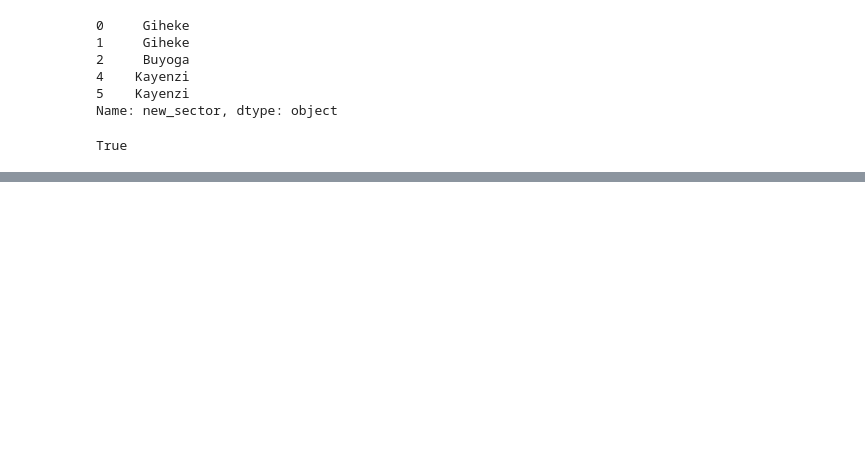
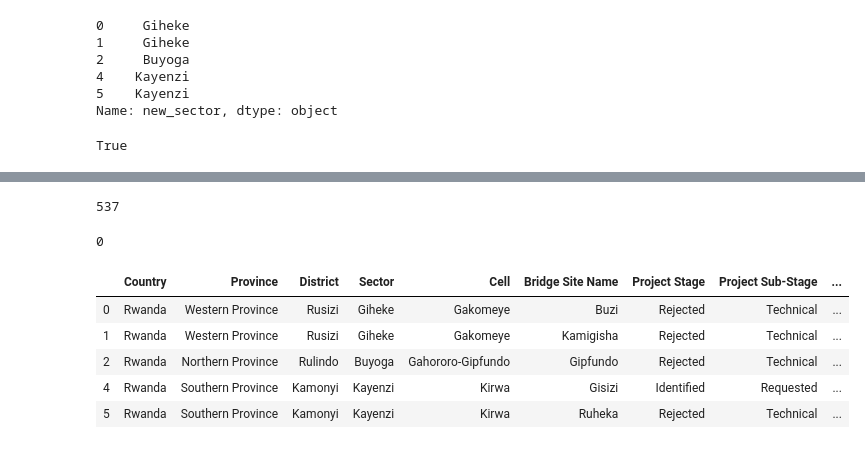
Before and after one commit to BloomTech-Labs/Labs25-Bridges_to_Prosperity-TeamC-ds, a Jupyter notebook: notebooks/cleaningv2.ipynb, the cells around one changed output, grey strips where cells are left out. Cells and saved outputs as stored; diff of their text form; code cells hidden in the pictures; blank space fills up the shorter version.

```diff
--- a/notebooks/cleaningv2.ipynb
+++ b/notebooks/cleaningv2.ipynb
@@ -353,0 +255,4 @@ pd.DataFrame(b2p_df['test_cell']).head()
+# %%
+# Create list of Cells in govt data
+list_of_gov_cells = list(gov_df['Cell'].unique())
+sorted(list_of_gov_cells)[600:]
@@ -353,0 +261,40 @@ pd.DataFrame(b2p_df['test_cell']).head()
+# %%
+# Fill NaN with "Unknown"
+b2p_df['test_cell'] = b2p_df['test_cell'].fillna("Unknown")
+# %%
+# Helper function to
+# Complete cleaning of Cell
+# return "Unknown for values not in govt data"
+def cell_cleaner(x):
+    """
+    args: Cell
+    return: clean value for Cell or "Unknown"
+    """
+    if type(x) == str:
+        for i in list_of_gov_cells:
+            if i in x.title():
+                return i
+            elif "Congo" in x:
+                return "Congo-nil"
+    return "Unknown"
+# %%
+# Apply helper function
+b2p_df['test_cell'] = b2p_df['test_cell'].apply(cell_cleaner)
+b2p_df['test_cell'].nunique()
+# %% [output]
+537
+# %%
+# confirm if helper function worked
+x = [x for x in b2p_df['test_cell'] if (x not in list_of_gov_cells) and (x != "Unknown")]
+len(x)
+# %% [output]
+0
+# %%
+b2p_df.head()
+# %% [output]
+|  | Country | Province | District | Sector | Cell | Bridge Site Name | Project Stage | Project Sub-Stage | ... |
+| 0 | Rwanda | Western Province | Rusizi | Giheke | Gakomeye | Buzi | Rejected | Technical | ... |
+| 1 | Rwanda | Western Province | Rusizi | Giheke | Gakomeye | Kamigisha | Rejected | Technical | ... |
+| 2 | Rwanda | Northern Province | Rulindo | Buyoga | Gahororo-Gipfundo | Gipfundo | Rejected | Technical | ... |
+| 4 | Rwanda | Southern Province | Kamonyi | Kayenzi | Kirwa | Gisizi | Identified | Requested | ... |
+| 5 | Rwanda | Southern Province | Kamonyi | Kayenzi | Kirwa | Ruheka | Rejected | Technical | ... |
```
Also changed, not shown: parts of 16 cells of this notebook.
